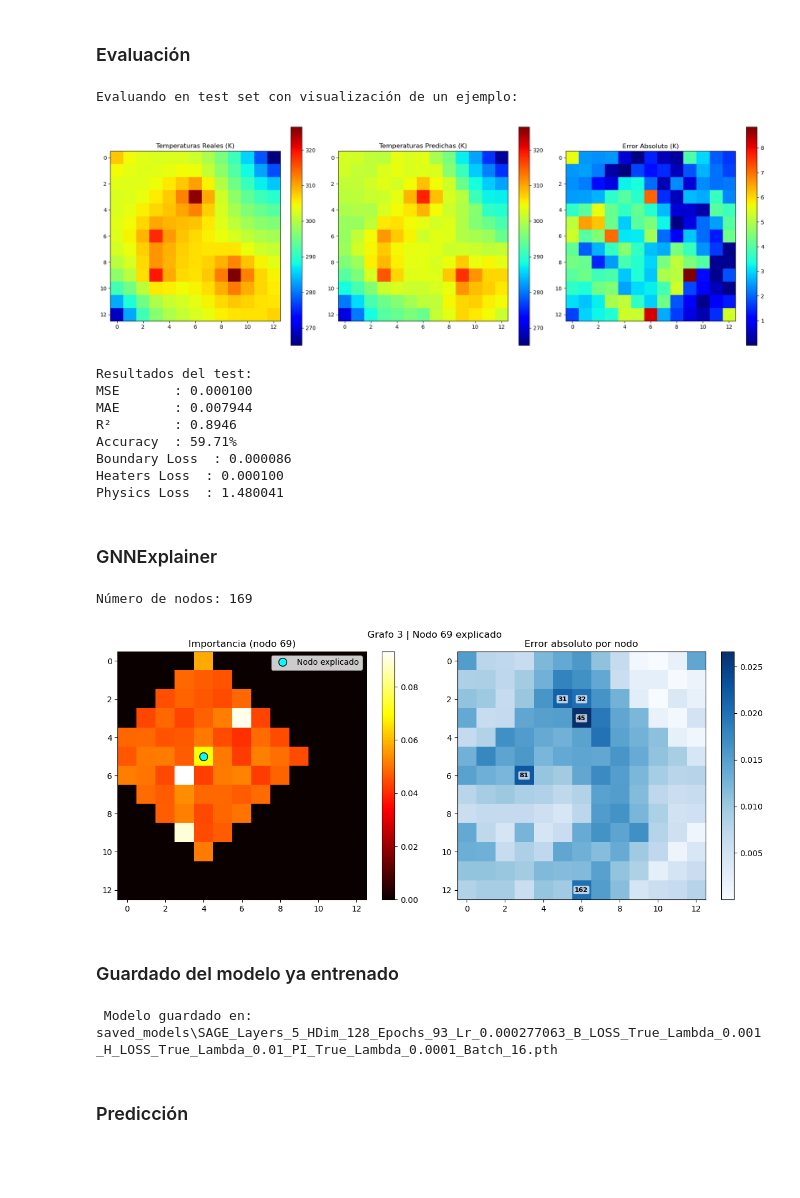
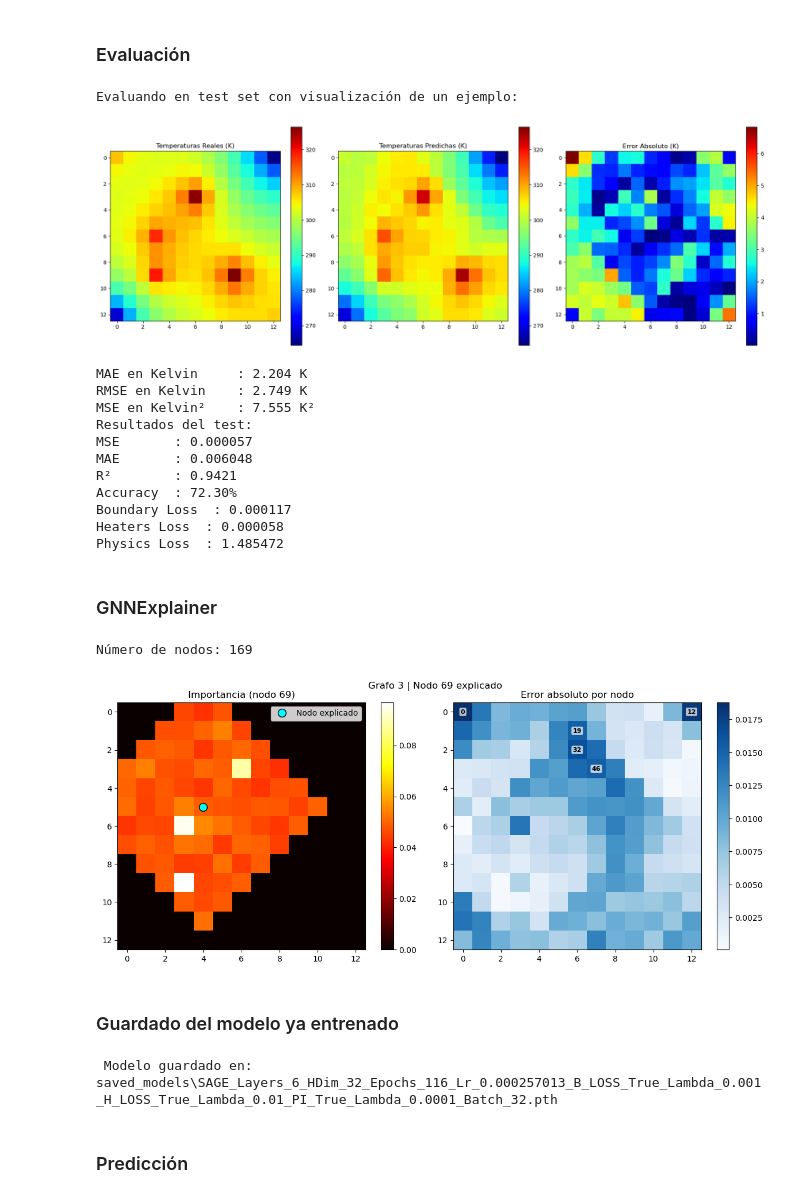
Before and after one commit to dgbarcena/ia_thermal, a Jupyter notebook: ernestoemedina/SAGE_MK1/main_sage.ipynb, the cells around one changed output. Drawn from its saved outputs; the diff is of its cells as text; code cells hidden in the pictures; blank space fills up the shorter version.

```diff
--- a/ernestoemedina/SAGE_MK1/main_sage.ipynb
+++ b/ernestoemedina/SAGE_MK1/main_sage.ipynb
@@ -117,15 +117,15 @@ plt.show()
 # Configuración del modelo
 config = {
     "input_dim": 3,           # 3 canales: T_interfaces, Q_heaters, T_env
-    "hidden_dim": 128,
+    "hidden_dim": 32,
     "output_dim": 1,
-    "num_layers": 8,
+    "num_layers": 6,
     "use_dropout": True,
-    "dropout_rate": 0.15217808088248522,
+    "dropout_rate": 0.024808577242290835,
     "use_batchnorm": True,
     "use_residual": True,
-    "batch_size": 16,
-    "lr": 0.0022165075808203588,
+    "batch_size": 32,
+    "lr": 0.0020561002812769457,
     "max_epochs": 10000,
     "early_stop_patience": 100,
     "error_threshold_K": 3.0,
@@ -225,6 +225,7 @@ Forma de salida: torch.Size([13, 13])
 # Entrenamiento
 train_losses = []
 val_losses = []
+epoch_times = []
 
 early_stopper = EarlyStopping(patience=config["early_stop_patience"])
 max_epochs = config["max_epochs"]
@@ -232,6 +233,8 @@ best_lr=config["lr"]
 
 print("Iniciando entrenamiento...")
 for epoch in range(config["max_epochs"]):
+    start_time = time.time()
+
     # Entrenar
     train_loss = train(model, train_loader, optimizer, device, norm_info, lambda_physics=config["lambda_physics"],
                        use_physics=config["use_physics"], lambda_boundary=config["lambda_boundary"],
@@ -240,7 +243,7 @@ for epoch in range(config["max_epochs"]):
     train_losses.append(train_loss)
 
     # Evaluar en validación
-    val_mse, val_mae, val_r2, val_accuracy, val_physics, val_boundary, val_heaters, val_total_loss = evaluate(
+    val_mse, val_mae, val_r2, val_accuracy, val_physics, val_boundary, val_heaters, val_rmse, val_total_loss = evaluate(
         model, val_loader, device, norm_info, lambda_physics=config["lambda_physics"],
         use_physics=config["use_physics"], lambda_boundary=config["lambda_boundary"],
         use_boundary_loss=config["use_boundary_loss"], lambda_heater=config["lambda_heater"],
@@ -252,6 +255,10 @@ for epoch in range(config["max_epochs"]):
     val_losses.append(val_mse)
 
     scheduler.step(val_mse)
+
+    # Medir tiempo transcurrido
+    epoch_duration = time.time() - start_time
+    epoch_times.append(epoch_duration)
 
     # Formatear bien los losses opcionales
     physics_loss_str = f"{val_physics:.6f}" if config["use_physics"] else "N/A"
@@ -268,7 +275,8 @@ for epoch in range(config["max_epochs"]):
           f"[Heaters loss] {heaters_loss_str} | "
           f"[Physics loss] {physics_loss_str} | "
           f"Val Accuracy: {val_accuracy:.2f}% | "
-          f"LR: {optimizer.param_groups[0]['lr']:.9f}")
+          f"LR: {optimizer.param_groups[0]['lr']:.9f}"
+          f"Time: {epoch_duration:.2f}s")
 
     # Guardar el mejor modelo en memoria
     if val_total_loss < early_stopper.best_loss:
@@ -279,6 +287,8 @@ for epoch in range(config["max_epochs"]):
     early_stopper(val_total_loss, epoch)
     if early_stopper.early_stop:
         print(f" Early stopping triggered at epoch {epoch}")
+        avg_epoch_time = np.mean(epoch_times)
+        print(f"Tiempo por época        : {avg_epoch_time:.2f}")
         break
 # %% [output]
 Iniciando entrenamiento...
@@ -371,7 +381,7 @@ if config["load_model"]:
     ).to(device)
 
     # Nombre exacto del archivo que quieres cargar, cambiar solo los números
-    model_filename = "SAGE_Layers_10_HDim_64_Epochs_1000_Lr_0.001_Batch_32.pth"
+    model_filename = "SAGE_Layers_5_HDim_128_Epochs_93_Lr_0.000277063_B_LOSS_True_Lambda_0.001_H_LOSS_True_Lambda_0.01_PI_True_Lambda_0.0001_Batch_16.pth"
 
     # Cargar modelo concreto
     model = load_model_by_name(model, model_filename)
@@ -381,37 +391,48 @@ if config["load_model"]:
 # %%
 # Evaluar en test y graficar un ejemplo
 print("Evaluando en test set con visualización de un ejemplo:")
-test_mse, test_mae, test_r2, test_accuracy, test_physics, test_boundary, test_heater, test_total_loss = evaluate(
+test_mse, test_mae, test_r2, test_accuracy, test_physics, test_boundary, test_heater, test_rmse, test_total_loss = evaluate(
     model, test_loader, device, norm_info, lambda_physics=config["lambda_physics"],
     use_physics=config["use_physics"], lambda_boundary=config["lambda_boundary"],
     use_boundary_loss=config["use_boundary_loss"], lambda_heater=config["lambda_heater"],
     use_heater_loss=config["use_heater_loss"],
     error_threshold=config["error_threshold_K"],
     percentage_threshold=config["percentage_threshold"] if config["use_percentage_threshold"] else None,
     plot_results=True
 )
 
 physics_loss_str = f"{test_physics:.6f}" if test_physics is not None else "N/A"
 
+max_T_outputs = norm_info["max_T_outputs"].to(device)
+mae_K = test_mae * max_T_outputs
+rmse_K = test_rmse * (max_T_outputs)
+mse_K = test_mse * (max_T_outputs ** 2)
+print(f"MAE en Kelvin     : {mae_K:.3f} K")
+print(f"RMSE en Kelvin    : {rmse_K:.3f} K")
+print(f"MSE en Kelvin²    : {mse_K:.3f} K²")
+
 print("Resultados del test:")
 print(f"MSE       : {test_mse:.6f}")
 print(f"MAE       : {test_mae:.6f}")
 print(f"R²        : {test_r2:.4f}")
 print(f"Accuracy  : {test_accuracy:.2f}%")
 print(f"Boundary Loss  : {test_boundary:.6f}")
 print(f"Heaters Loss  : {test_heater:.6f}")
 print(f"Physics Loss  : {physics_loss_str}")
 # %% [output]
 Evaluando en test set con visualización de un ejemplo:
-[figure, old version]
+[figure, new version]
+MAE en Kelvin     : 2.204 K
+RMSE en Kelvin    : 2.749 K
+MSE en Kelvin²    : 7.555 K²
 Resultados del test:
-MSE       : 0.000100
-MAE       : 0.007944
-R²        : 0.8946
-Accuracy  : 59.71%
-Boundary Loss  : 0.000086
-Heaters Loss  : 0.000100
-Physics Loss  : 1.480041
+MSE       : 0.000057
+MAE       : 0.006048
+R²        : 0.9421
+Accuracy  : 72.30%
+Boundary Loss  : 0.000117
+Heaters Loss  : 0.000058
+Physics Loss  : 1.485472
 # %% [markdown]
 ### GNNExplainer
 # %%
@@ -510,7 +531,7 @@ plt.tight_layout()
 plt.show()
 # %% [output]
 Número de nodos: 169
-[figure, old version]
+[figure, new version]
 # %% [markdown]
 ### Guardado del modelo ya entrenado
 # %%
@@ -526,7 +547,7 @@ if config["save_model"]:
 
     print(f" Modelo guardado en: {model_path}")
 # %% [output]
- Modelo guardado en: saved_models\SAGE_Layers_5_HDim_128_Epochs_93_Lr_0.000277063_B_LOSS_True_Lambda_0.001_H_LOSS_True_Lambda_0.01_PI_True_Lambda_0.0001_Batch_16.pth
+ Modelo guardado en: saved_models\SAGE_Layers_6_HDim_32_Epochs_116_Lr_0.000257013_B_LOSS_True_Lambda_0.001_H_LOSS_True_Lambda_0.01_PI_True_Lambda_0.0001_Batch_32.pth
 # %% [markdown]
 ### Predicción
 # %%
```
Also changed, not shown: parts of 4 cells of this notebook, 20 other files.
